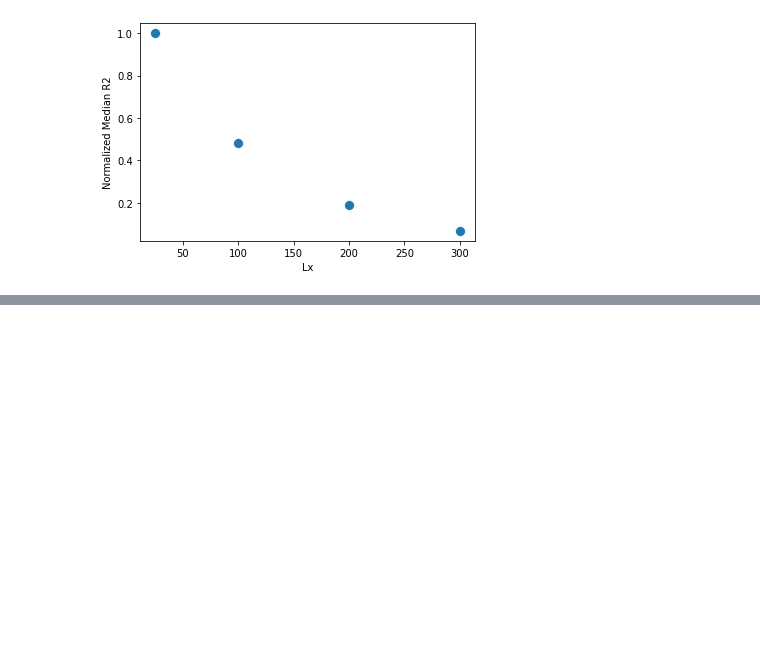
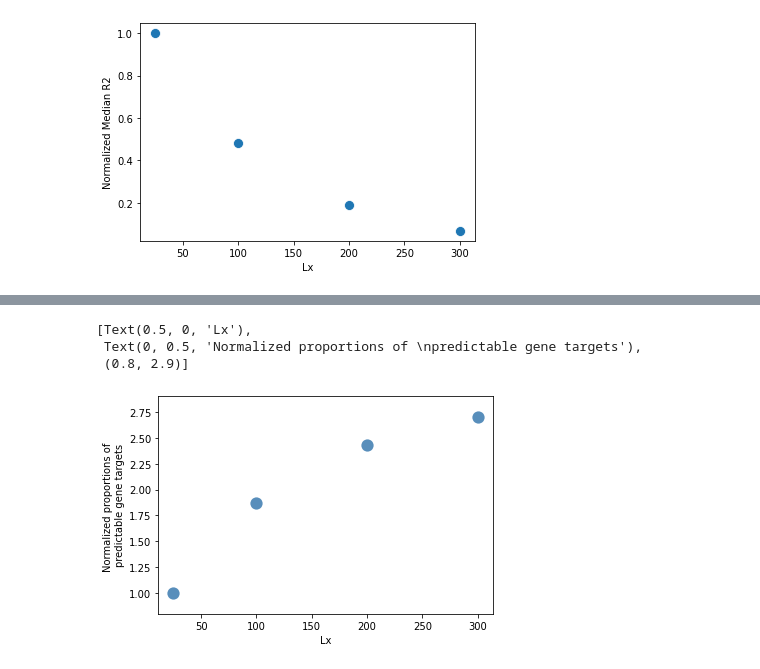
Before and after one commit to pritchardlabatpsu/cga_app, a Jupyter notebook: notebooks/05e-Lx_saturation.ipynb, the cells around one changed output, grey strips where cells are left out. Drawn from its saved outputs; the diff is of its cells as text; code cells hidden in the pictures; blank space fills up the shorter version.

```diff
--- a/notebooks/05e-Lx_saturation.ipynb
+++ b/notebooks/05e-Lx_saturation.ipynb
@@ -162,0 +170,28 @@ ax.set(xlabel='Lx', ylabel='Normalized Median R2')
+# %%
+dir_Lx = '../out/20.0909 Lx/'
+recall_cutoff = 0.95
+Lx_range = [25, 100, 200, 300]
+# %%
+def getLxPct(x, model_name, cutoff=0.95):
+    # get the fraction of targets with recall > cutoff
+    # given as is refering to Lx
+    df_results = pd.read_csv('%s/L%sonly_reg_rf_boruta_all/model_results.csv' % (dir_Lx, x))
+
+    df_results = df_results.loc[df_results.model == model_name,:].copy()
+    n_total = df_results.shape[0]
+    n_pass = sum(df_results.corr_test_recall > cutoff)
+
+    return n_pass/n_total
+
+def getLxStats(model_name):
+    df_stats = {'Lx':[], 'recall_pct':[]}
+    for x in Lx_range:
+        df_stats['Lx'].append(x)
+        recall_pct = getLxPct(x, model_name, recall_cutoff)
+        df_stats['recall_pct'].append(recall_pct)
+    df_stats = pd.DataFrame(df_stats)
+    return df_stats
+# %%
+df_stats = getLxStats('top10feat')
+df_stats['normalized'] =  df_stats.recall_pct / df_stats.recall_pct[0]
+df_stats
@@ -162,0 +204,10 @@ ax.set(xlabel='Lx', ylabel='Normalized Median R2')
+# %%
+ax = sns.scatterplot(df_stats.Lx, df_stats.normalized,
+                     s=150, alpha=0.9, linewidth=0, color='steelblue')
+ax.set(xlabel='Lx', ylabel='Normalized proportions of \npredictable gene targets',
+       ylim=[0.8,2.9])
+# %% [output]
+[Text(0.5, 0, 'Lx'),
+ Text(0, 0.5, 'Normalized proportions of \npredictable gene targets'),
+ (0.8, 2.9)]
+[figure, added]
```
Also changed, not shown: parts of 5 cells of this notebook, 5 other files.
